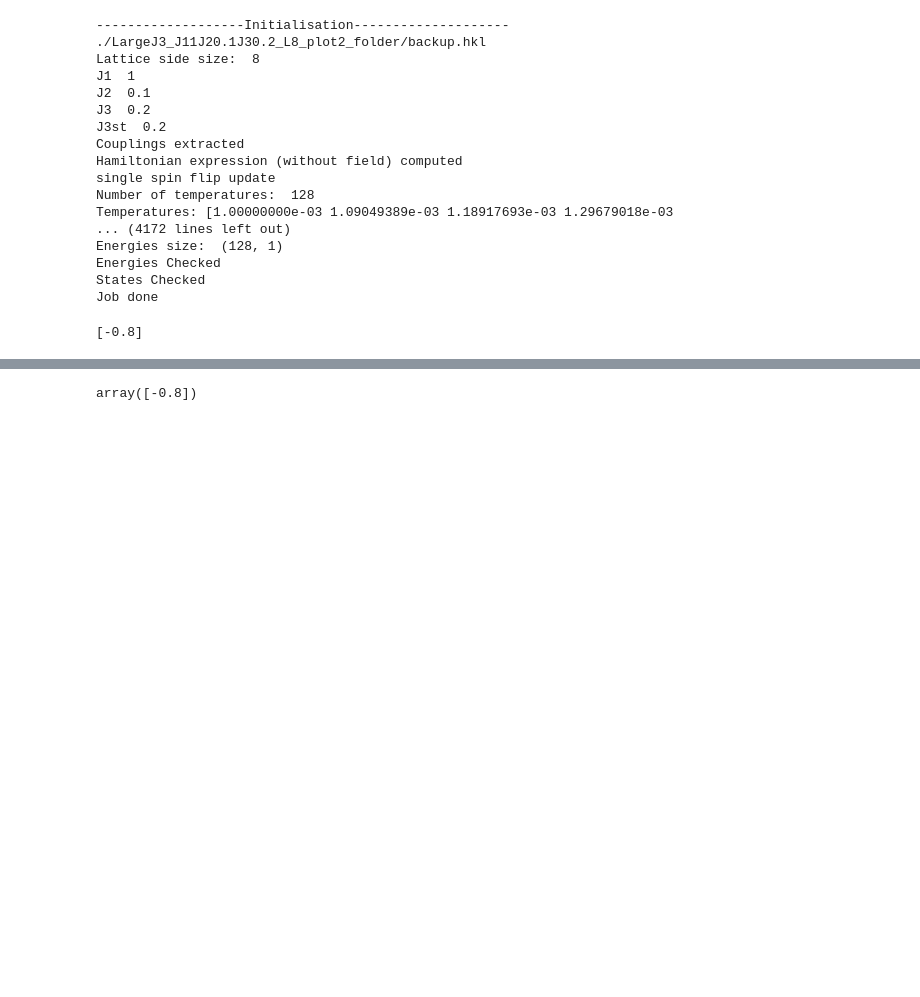
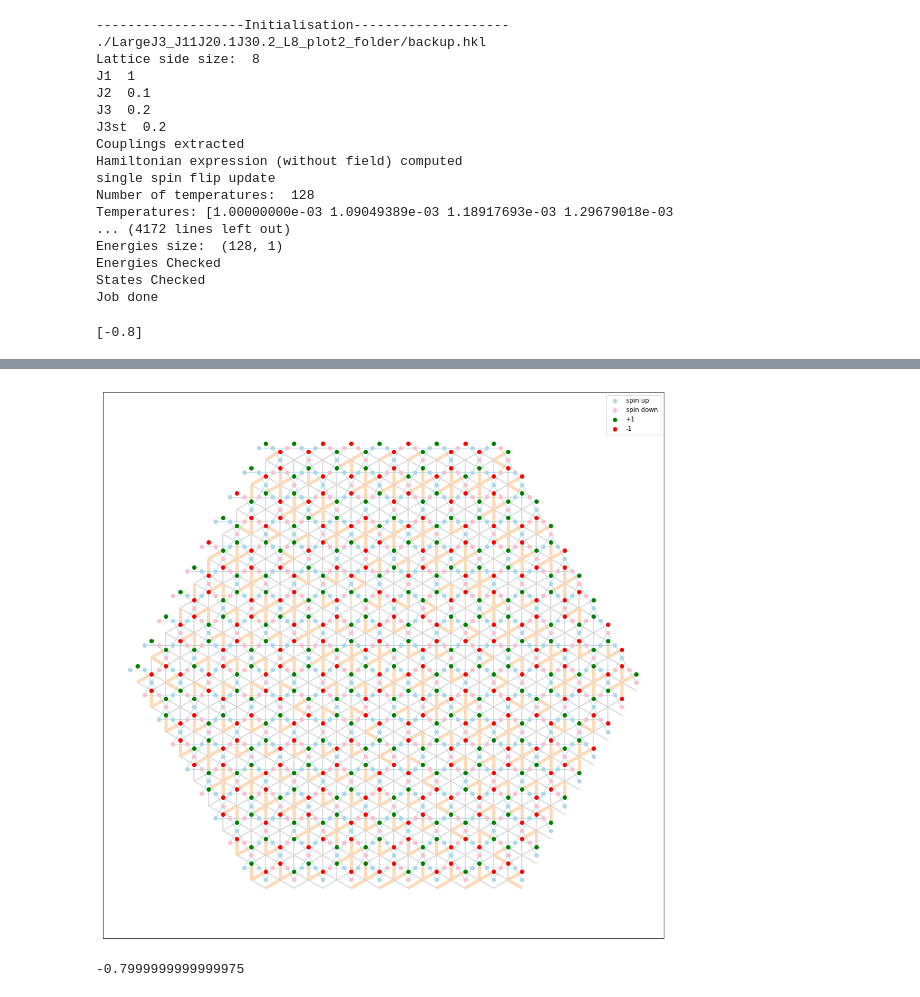
Before and after one commit to jeannecolbois/myopic-dual-worm, a Jupyter notebook: dualworm-kagome/GroundStates/GroundStateGenerator-LargeJ3.ipynb, the cells around one changed output, grey strips where cells are left out. Drawn from its saved outputs; the diff is of its cells as text; code cells hidden in the pictures; blank space fills up the shorter version.

```diff
--- a/dualworm-kagome/GroundStates/GroundStateGenerator-LargeJ3.ipynb
+++ b/dualworm-kagome/GroundStates/GroundStateGenerator-LargeJ3.ipynb
@@ -247,4 +280,32 @@ plt.savefig(stroutput+"_folder/PlotsResults/GSConfigCharges.png")
-# %%
-t_h_MeanE[0][0]
-# %% [output]
-array([-0.8])
+# %%
+### Try to turn a "triangle"
+kdraw.plotstate(0, L, d_ijl, ijl_s, sidlist, didlist, s2_d, [state], [spinstate],
+                dim_node_color = 'peachpuff', dim_color ='peachpuff',
+                spin_up_color = 'lightblue', spin_down_color = 'pink')
+kdraw.plot_honeycomb_chargestate(chargestate, ijl_c,
+                                 L,2,c1_color = 'black', c2_color = 'green',
+                                 c3_color = 'red', c4_color = 'black', uponly=False)
+
+
+#dlist = [ijl_d[(L+2,4,1)],ijl_d[(L+2,4,3)],
+#         ijl_d[(L+3,3,4)],ijl_d[(L+3,3,3)],
+#         ijl_d[(L+2,3,1)],ijl_d[(L+2,3,2)],
+#         ijl_d[(L+3,2,2)],ijl_d[(L+3,2,3)],
+#         ijl_d[(L+4,2,3)],ijl_d[(L+4,2,4)],
+#         ijl_d[(L+4,3,3)],ijl_d[(L+4,3,5)],
+#         ijl_d[(L+4,4,5)],ijl_d[(L+4,4,4)],
+#         ijl_d[(L+3,4,2)],ijl_d[(L+3,4,3)],
+#         ijl_d[(L+3,5,5)],ijl_d[(L+3,5,4)],
+#         ijl_d[(L+2,5,2)],ijl_d[(L+2,5,4)],
+#         ijl_d[(L+1,5,2)],ijl_d[(L+1,5,1)]
+#        ]
+plt.legend()
+plt.savefig(stroutput+"_folder/PlotsResults/GSConfig_FullCharges.png")
+# %% [output]
+[figure, added]
+# %%
+couplings = {'J1':J1[0], 'J2':J2[0],'J3':J3[0], 'J3st':J3[0]}
+hamiltonian = dw.Hamiltonian(couplings, d_ijl, ijl_d, L)
+dw.compute_energy(hamiltonian, state, len(s_ijl))
+# %% [output]
+-0.7999999999999975
```
Also changed, not shown: parts of 7 cells of this notebook, 15 other files.
